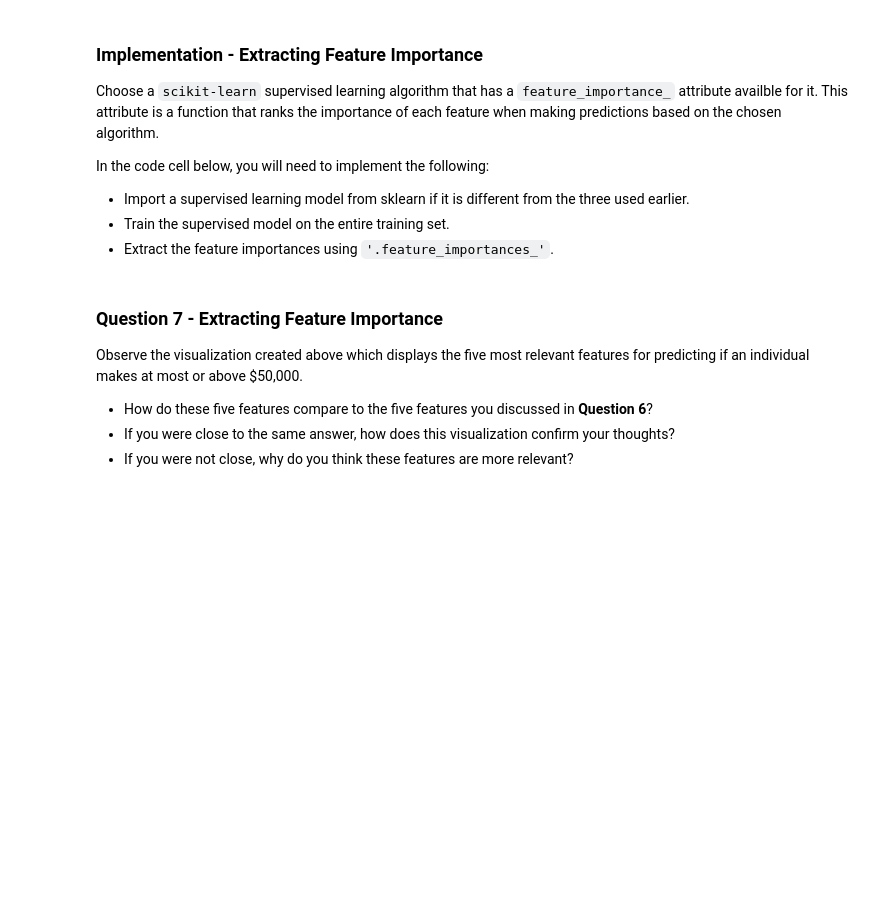
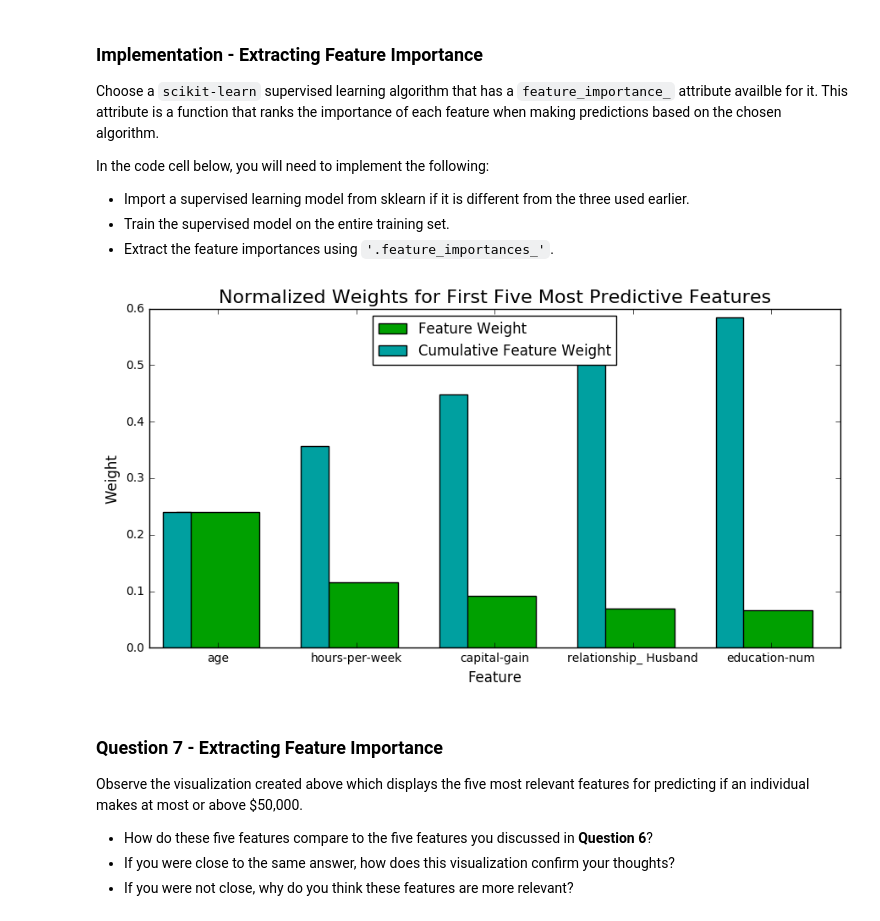
Before and after one commit to ravi-code-ranjan/Ml_Nano_Degree, a Jupyter notebook: finding_donors/finding_donors.ipynb, the cells around one changed output. Saved outputs shown, nothing was run; the diff lists cells and outputs as text; code cells hidden in the pictures; blank space fills up the shorter version.

```diff
--- a/finding_donors/finding_donors.ipynb
+++ b/finding_donors/finding_donors.ipynb
@@ -498,15 +626,18 @@ In the code cell below, you will need to implement the following:
 # %%
 # TODO: Import a supervised learning model that has 'feature_importances_'
 
 
 # TODO: Train the supervised model on the training set using .fit(X_train, y_train)
-model = None
+model = train_random_forest()
+model.fit(X_train, y_train)
 
 # TODO: Extract the feature importances using .feature_importances_
-importances = None
+importances = model.feature_importances_
 
 # Plot
 vs.feature_plot(importances, X_train, y_train)
+# %% [output]
+[figure, added]
 # %% [markdown]
 ### Question 7 - Extracting Feature Importance
 
```
Also changed, not shown: parts of 8 cells of this notebook.
